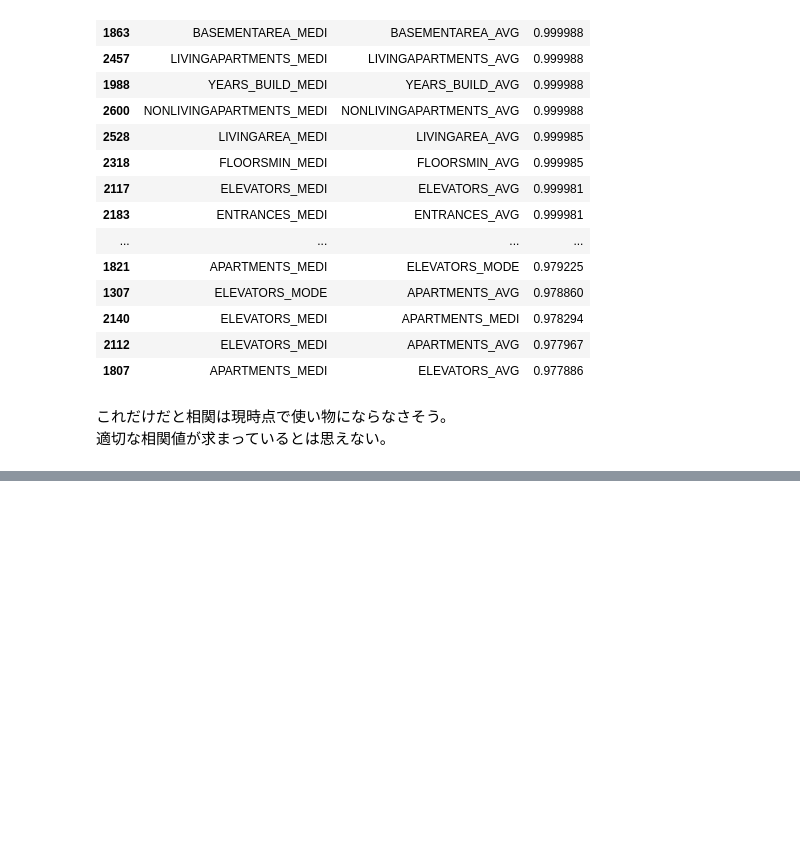
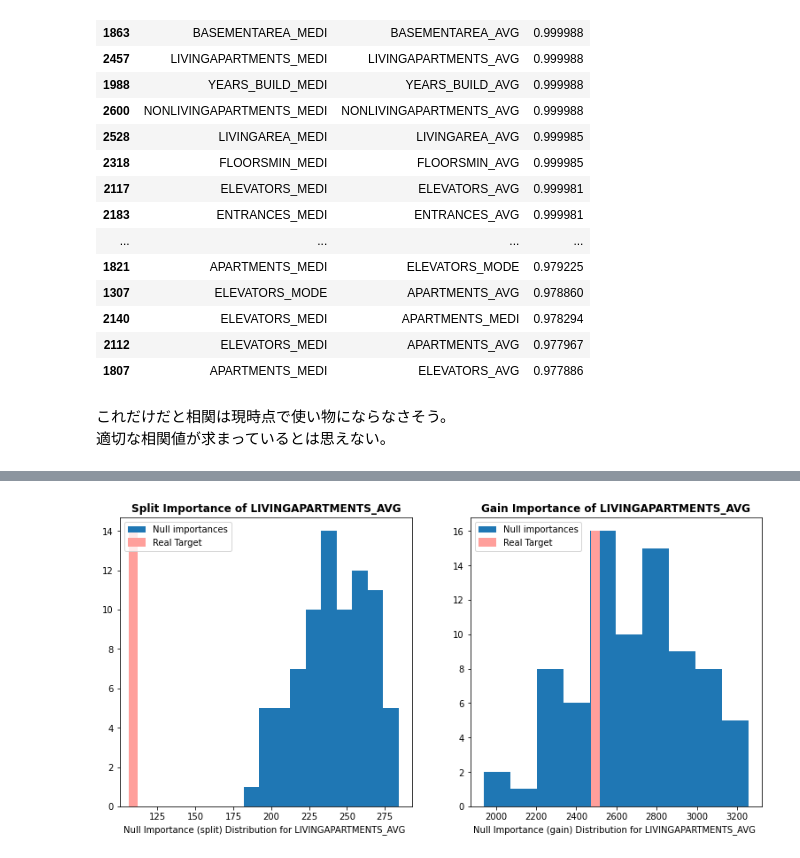
Before and after one commit to shota1201/diveintocode-ml, a Jupyter notebook: DIVE_INTO_CODE/python/week3/week3-1.ipynb, the cells around one changed output, grey strips where cells are left out. Drawn from its saved outputs; the diff is of its cells as text; code cells hidden in the pictures; blank space fills up the shorter version.

```diff
--- a/DIVE_INTO_CODE/python/week3/week3-1.ipynb
+++ b/DIVE_INTO_CODE/python/week3/week3-1.ipynb
@@ -597,0 +705,19 @@ def correlation_ratio(categories, measurements):
+# %%
+null_imp_df = pd.DataFrame()
+nb_runs = 80
+import time
+start = time.time()
+dsp = ''
+for i in range(nb_runs):
+    # Get current run importances
+    imp_df = get_feature_importances(data=data, shuffle=True)
+    imp_df['run'] = i + 1
+    # Concat the latest importances with the old ones
+    null_imp_df = pd.concat([null_imp_df, imp_df], axis=0)
+    # Erase previous message
+    for l in range(len(dsp)):
+        print('\b', end='', flush=True)
+    # Display current run and time used
+    spent = (time.time() - start) / 60
+    dsp = 'Done with %4d of %4d (Spent %5.1f min)' % (i + 1, nb_runs, spent)
+    print(dsp, end='', flush=True)
@@ -597,0 +758,24 @@ def correlation_ratio(categories, measurements):
+# %%
+def display_distributions(actual_imp_df_, null_imp_df_, feature_):
+    plt.figure(figsize=(13, 6))
+    gs = gridspec.GridSpec(1, 2)
+    # Plot Split importances
+    ax = plt.subplot(gs[0, 0])
+    a = ax.hist(null_imp_df_.loc[null_imp_df_['feature'] == feature_, 'importance_split'].values, label='Null importances')
+    ax.vlines(x=actual_imp_df_.loc[actual_imp_df_['feature'] == feature_, 'importance_split'].mean(),
+               ymin=0, ymax=np.max(a[0]), color='r',linewidth=10, label='Real Target')
+    ax.legend()
+    ax.set_title('Split Importance of %s' % feature_.upper(), fontweight='bold')
+    plt.xlabel('Null Importance (split) Distribution for %s ' % feature_.upper())
+    # Plot Gain importances
+    ax = plt.subplot(gs[0, 1])
+    a = ax.hist(null_imp_df_.loc[null_imp_df_['feature'] == feature_, 'importance_gain'].values, label='Null importances')
+    ax.vlines(x=actual_imp_df_.loc[actual_imp_df_['feature'] == feature_, 'importance_gain'].mean(),
+               ymin=0, ymax=np.max(a[0]), color='r',linewidth=10, label='Real Target')
+    ax.legend()
+    ax.set_title('Gain Importance of %s' % feature_.upper(), fontweight='bold')
+    plt.xlabel('Null Importance (gain) Distribution for %s ' % feature_.upper())
+# %%
+display_distributions(actual_imp_df_=actual_imp_df, null_imp_df_=null_imp_df, feature_='LIVINGAPARTMENTS_AVG')
+# %% [output]
+[figure, added]
```
Also changed, not shown: parts of 21 cells of this notebook.
